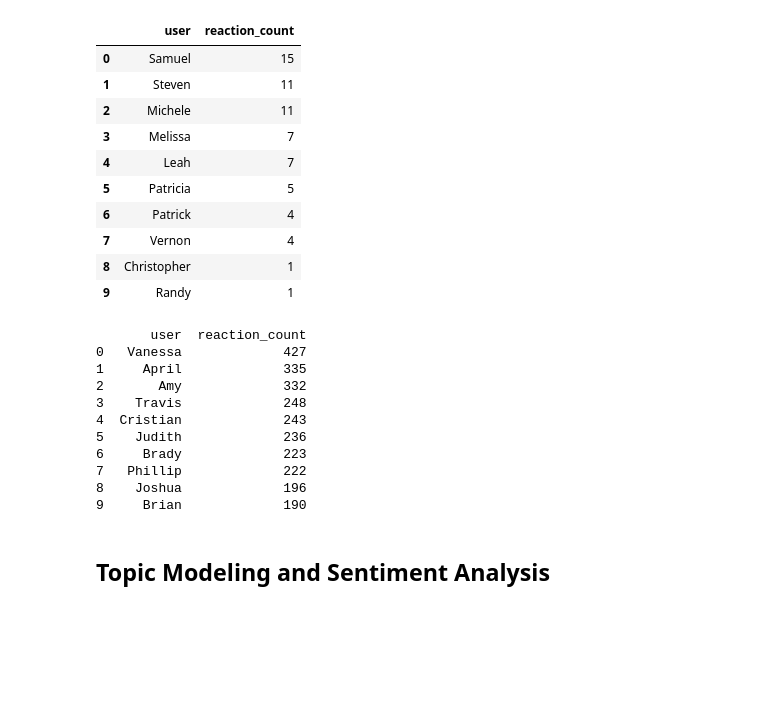
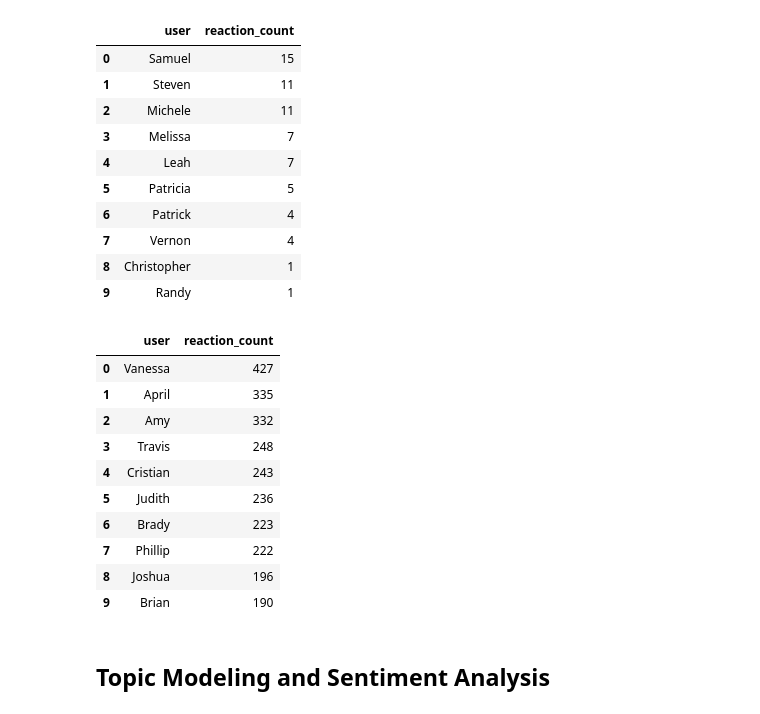
Before and after one commit to MubarekHussen/network_analysis, a Jupyter notebook: notebooks/parse_slack_data.ipynb, the cells around one changed output. Cells and saved outputs as stored; diff of their text form; code cells hidden in the pictures; blank space fills up the shorter version.

Commit message:
feat: adding more tables

```diff
--- a/notebooks/parse_slack_data.ipynb
+++ b/notebooks/parse_slack_data.ipynb
@@ -264,42 +277,42 @@ def generate_user_mapping(loader):
     users_map = loader.get_user_map()[0]
     user_names_list = pd.DataFrame({
         'user_id': list(users_map.keys()),
         'user_name': list(users_map.values())
     })
     return user_names_list
 
 # Function to get top users by reaction count with names
 def get_top_users_by_reaction(reaction_df, loader, N=10):
     user_reaction_counts = reaction_df['user_id'].value_counts()
     top_N_users = user_reaction_counts.head(N)
 
     # Generate user mapping
     user_names_list = generate_user_mapping(loader)
 
     top_users_with_names = pd.DataFrame({
         'user': top_N_users.index,
         'reaction_count': top_N_users.values
     })
 
     # Merge with user mapping to get usernames
     top_users_with_names = top_users_with_names.merge(user_names_list, left_on='user', right_on='user_id', how='left')
     top_users_with_names = top_users_with_names[['user_name', 'reaction_count']].rename(columns={'user_name': 'user'})
 
     return top_users_with_names
 
 # Example usage:
 # Assuming reaction_df and loader are defined
 top_10_users_with_names = get_top_users_by_reaction(reaction_df, loader)
-print(top_10_users_with_names)
+pd.DataFrame(top_10_users_with_names)
 # %% [output]
-       user  reaction_count
-0   Vanessa             427
-1     April             335
-2       Amy             332
-3    Travis             248
-4  Cristian             243
-5    Judith             236
-6     Brady             223
-7   Phillip             222
-8    Joshua             196
-9     Brian             190
+|  | user | reaction_count |
+| 0 | Vanessa | 427 |
+| 1 | April | 335 |
+| 2 | Amy | 332 |
+| 3 | Travis | 248 |
+| 4 | Cristian | 243 |
+| 5 | Judith | 236 |
+| 6 | Brady | 223 |
+| 7 | Phillip | 222 |
+| 8 | Joshua | 196 |
+| 9 | Brian | 190 |
```
Also changed, not shown: parts of 5 cells of this notebook.
